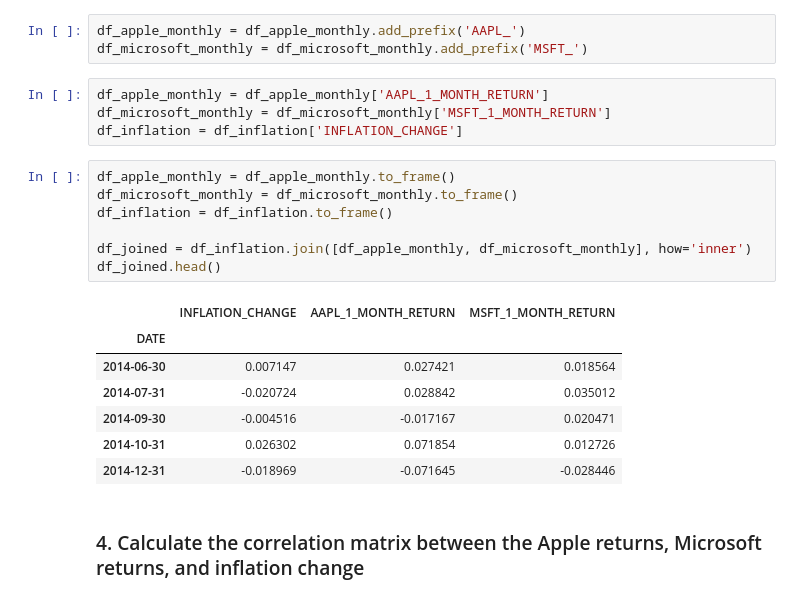
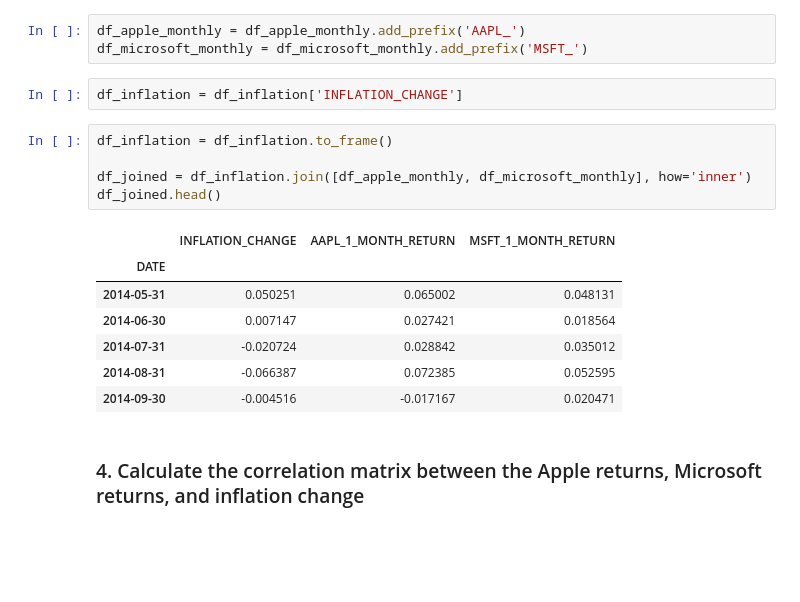
Before and after one commit to miharothl/und-ai-trading-strategies, a Jupyter notebook: excercises/project-1/Preparing-for-data-analysis-project-student.ipynb, the cells around one changed output. Saved outputs shown, nothing was run; the diff lists cells and outputs as text; blank space fills up the shorter version.

```diff
--- a/excercises/project-1/Preparing-for-data-analysis-project-student.ipynb
+++ b/excercises/project-1/Preparing-for-data-analysis-project-student.ipynb
@@ -545,24 +555,20 @@ df_inflation.head()
 df_apple_monthly = df_apple_monthly.add_prefix('AAPL_')
 df_microsoft_monthly = df_microsoft_monthly.add_prefix('MSFT_')
 # %%
-df_apple_monthly = df_apple_monthly['AAPL_1_MONTH_RETURN']
-df_microsoft_monthly = df_microsoft_monthly['MSFT_1_MONTH_RETURN']
 df_inflation = df_inflation['INFLATION_CHANGE']
 # %%
-df_apple_monthly = df_apple_monthly.to_frame()
-df_microsoft_monthly = df_microsoft_monthly.to_frame()
 df_inflation = df_inflation.to_frame()
 
 df_joined = df_inflation.join([df_apple_monthly, df_microsoft_monthly], how='inner')
 df_joined.head()
 # %% [output]
 |  | INFLATION_CHANGE | AAPL_1_MONTH_RETURN | MSFT_1_MONTH_RETURN |
 | DATE |  |  |  |
+| 2014-05-31 | 0.050251 | 0.065002 | 0.048131 |
 | 2014-06-30 | 0.007147 | 0.027421 | 0.018564 |
 | 2014-07-31 | -0.020724 | 0.028842 | 0.035012 |
+| 2014-08-31 | -0.066387 | 0.072385 | 0.052595 |
 | 2014-09-30 | -0.004516 | -0.017167 | 0.020471 |
-| 2014-10-31 | 0.026302 | 0.071854 | 0.012726 |
-| 2014-12-31 | -0.018969 | -0.071645 | -0.028446 |
 # %% [markdown]
 ### 4. Calculate the correlation matrix between the Apple returns, Microsoft returns, and inflation change
 # %%
```
Also changed, not shown: parts of 6 cells of this notebook, 30 other files.
